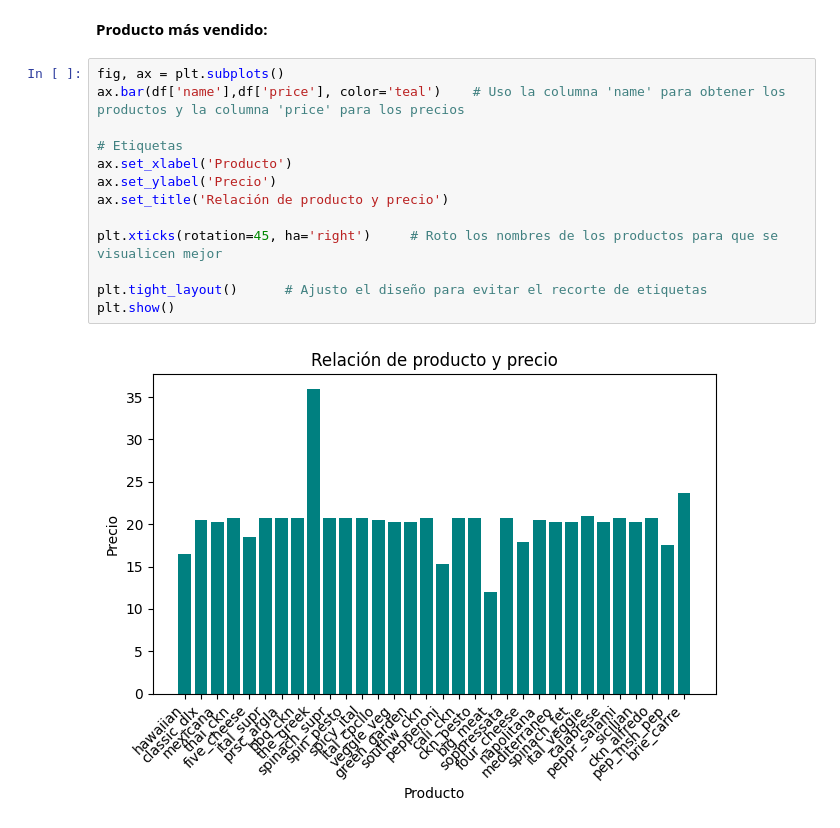
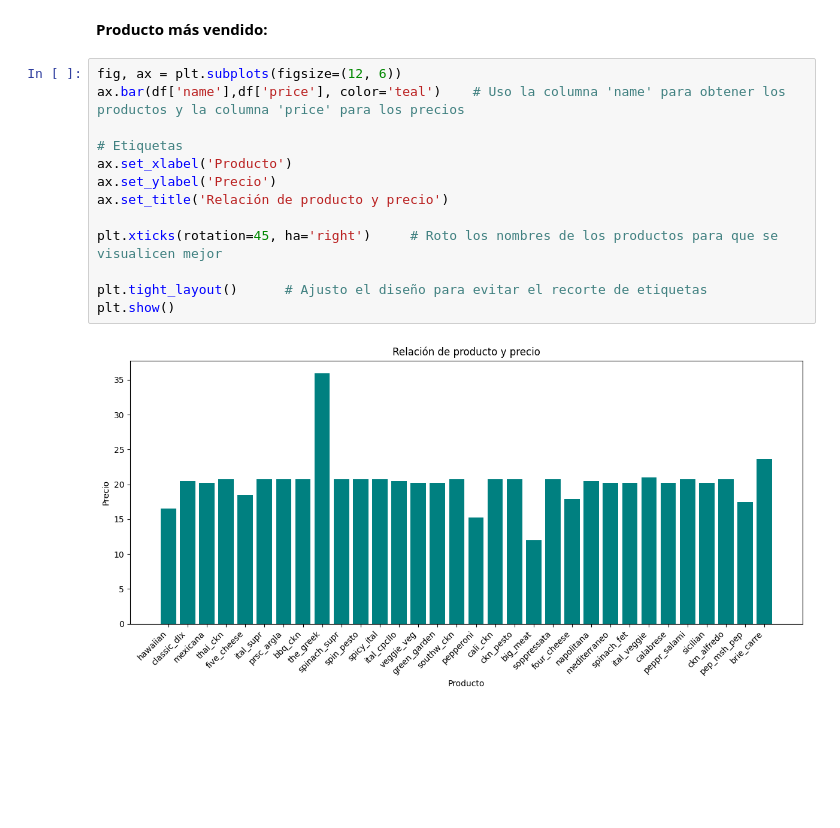
Before and after one commit to DJChincuini/PizzaParty__DataAnalytics-and-IA, a Jupyter notebook: Informe EDA.ipynb, the cells around one changed output. Cells and saved outputs as stored; diff of their text form; blank space fills up the shorter version.

```diff
--- a/Informe EDA.ipynb
+++ b/Informe EDA.ipynb
@@ -113,17 +113,17 @@ plt.show() # Enseño el gráfico
 # %% [markdown]
 **Producto más vendido:**
 # %%
-fig, ax = plt.subplots()
+fig, ax = plt.subplots(figsize=(12, 6))
 ax.bar(df['name'],df['price'], color='teal')    # Uso la columna 'name' para obtener los productos y la columna 'price' para los precios
 
 # Etiquetas
 ax.set_xlabel('Producto')
 ax.set_ylabel('Precio')
 ax.set_title('Relación de producto y precio')
 
 plt.xticks(rotation=45, ha='right')     # Roto los nombres de los productos para que se visualicen mejor
 
 plt.tight_layout()      # Ajusto el diseño para evitar el recorte de etiquetas
 plt.show()
 # %% [output]
-[figure, old version]
+[figure, new version]
```
